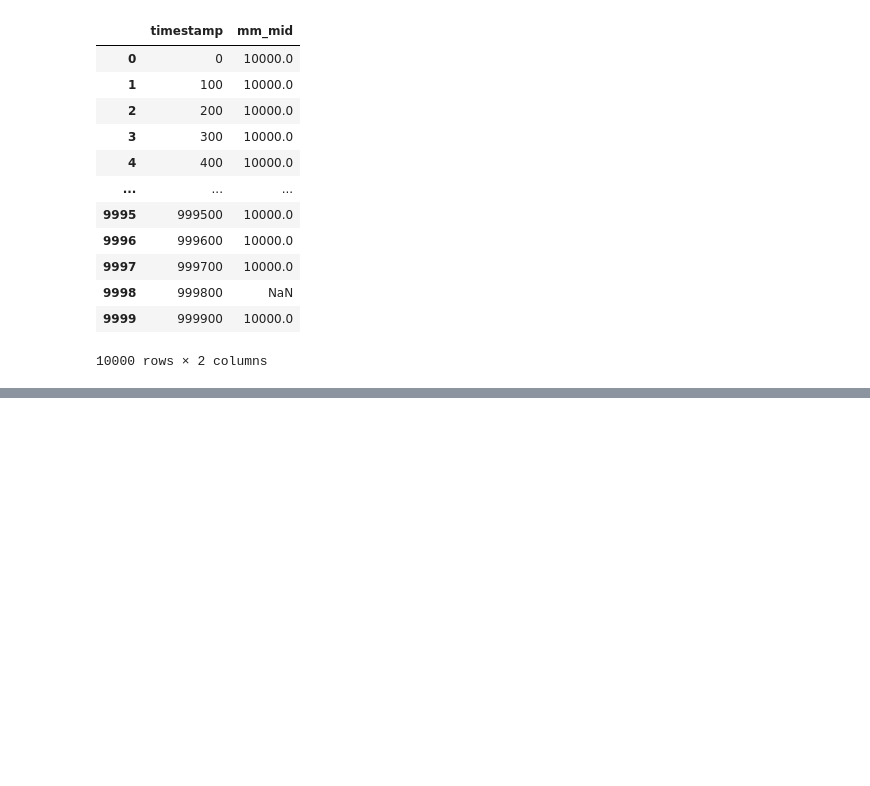
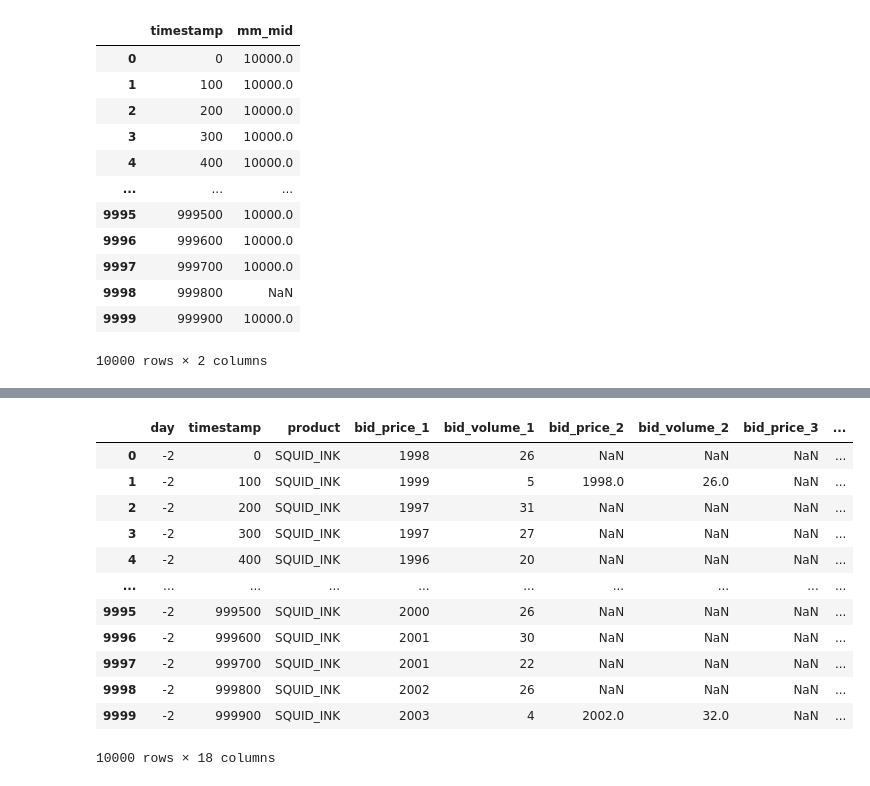
Before and after one commit to TheNoZER0/imc-prosperity3, a Jupyter notebook: Algo.ipynb, the cells around one changed output, grey strips where cells are left out. Saved outputs shown, nothing was run; the diff lists cells and outputs as text; code cells hidden in the pictures; blank space fills up the shorter version.

```diff
--- a/Algo.ipynb
+++ b/Algo.ipynb
@@ -462,0 +572,38 @@ resin_fair_prices
+# %%
+def calculate_mm_mid(row):
+    for i in range(1, 4):
+        if row[f'bid_volume_{i}'] >= 20:
+            best_bid = row[f'bid_price_{i}']
+            break
+    else:
+        best_bid = None
+
+    for i in range(1, 4):
+        if row[f'ask_volume_{i}'] >= 20:
+            best_ask = row[f'ask_price_{i}']
+            break
+    else:
+        best_ask = None
+
+    # Calculate the mid price if both best bid and ask are found
+    if best_bid is not None and best_ask is not None:
+        return (best_bid + best_ask) / 2
+    else:
+        return None
+
+squink_data['mm_mid'] = squink_data.apply(calculate_mm_mid, axis=1)
+squink_data
+# %% [output]
+|  | day | timestamp | product | bid_price_1 | bid_volume_1 | bid_price_2 | bid_volume_2 | bid_price_3 | ... |
+| 0 | -2 | 0 | SQUID_INK | 1998 | 26 | NaN | NaN | NaN | ... |
+| 1 | -2 | 100 | SQUID_INK | 1999 | 5 | 1998.0 | 26.0 | NaN | ... |
+| 2 | -2 | 200 | SQUID_INK | 1997 | 31 | NaN | NaN | NaN | ... |
+| 3 | -2 | 300 | SQUID_INK | 1997 | 27 | NaN | NaN | NaN | ... |
+| 4 | -2 | 400 | SQUID_INK | 1996 | 20 | NaN | NaN | NaN | ... |
+| ... | ... | ... | ... | ... | ... | ... | ... | ... | ... |
+| 9995 | -2 | 999500 | SQUID_INK | 2000 | 26 | NaN | NaN | NaN | ... |
+| 9996 | -2 | 999600 | SQUID_INK | 2001 | 30 | NaN | NaN | NaN | ... |
+| 9997 | -2 | 999700 | SQUID_INK | 2001 | 22 | NaN | NaN | NaN | ... |
+| 9998 | -2 | 999800 | SQUID_INK | 2002 | 26 | NaN | NaN | NaN | ... |
+| 9999 | -2 | 999900 | SQUID_INK | 2003 | 4 | 2002.0 | 32.0 | NaN | ... |
+10000 rows × 18 columns
```
Also changed, not shown: parts of 19 cells of this notebook.
